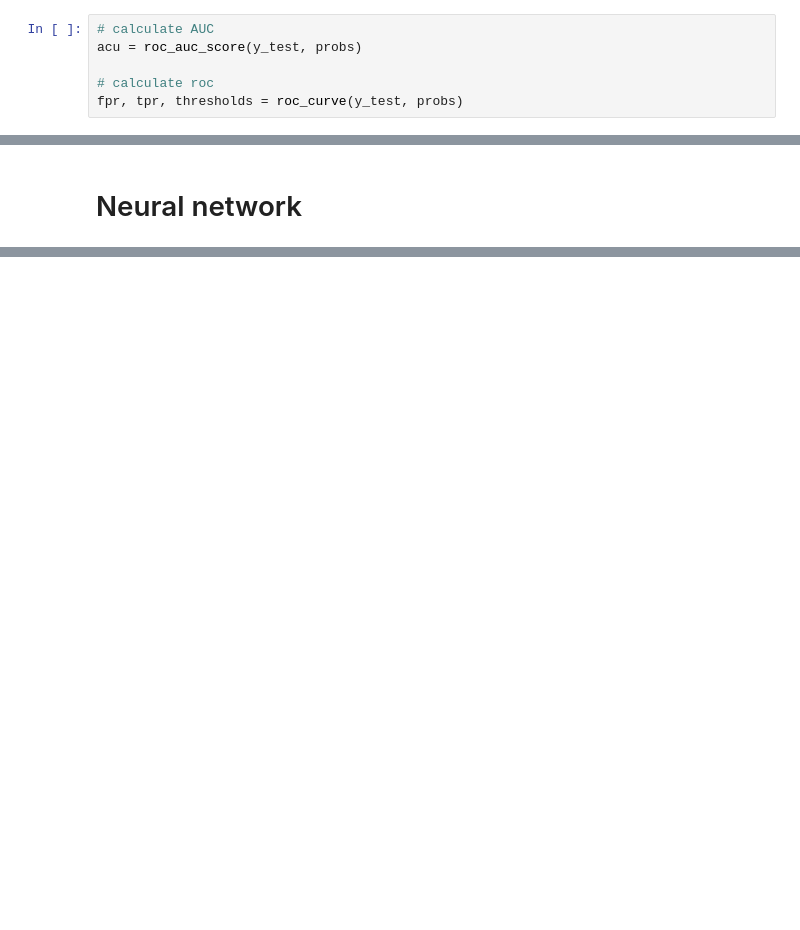
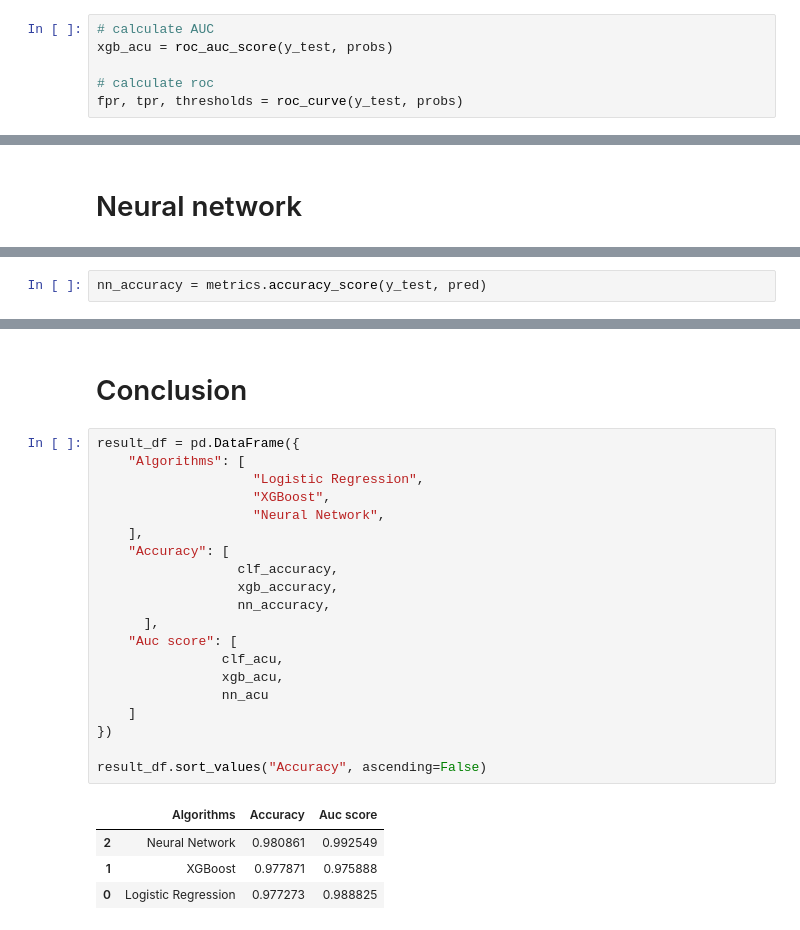
Before and after one commit to atsushii/Football_game_prediction, a Jupyter notebook: spam_classification.ipynb, the cells around one changed output, grey strips where cells are left out. Saved outputs shown, nothing was run; the diff lists cells and outputs as text; blank space fills up the shorter version.

```diff
--- a/spam_classification.ipynb
+++ b/spam_classification.ipynb
@@ -404,7 +438,7 @@ print("Recall is {}".format(metrics.recall_score(y_test, pred)))
 # ROC Curves and AUC
 # %%
 # calculate AUC
-acu = roc_auc_score(y_test, probs)
+xgb_acu = roc_auc_score(y_test, probs)
 
 # calculate roc
 fpr, tpr, thresholds = roc_curve(y_test, probs)
@@ -440,0 +517,2 @@ model.compile(loss="categorical_crossentropy", optimizer=SGD(), metrics=["accura
+# %%
+nn_accuracy = metrics.accuracy_score(y_test, pred)
@@ -440,0 +564,27 @@ model.compile(loss="categorical_crossentropy", optimizer=SGD(), metrics=["accura
+# %% [markdown]
+# Conclusion
+# %%
+result_df = pd.DataFrame({
+    "Algorithms": [
+                    "Logistic Regression",
+                    "XGBoost",
+                    "Neural Network",
+    ],
+    "Accuracy": [
+                  clf_accuracy,
+                  xgb_accuracy,
+                  nn_accuracy,
+      ],
+    "Auc score": [
+                clf_acu,
+                xgb_acu,
+                nn_acu
+    ]
+})
+
+result_df.sort_values("Accuracy", ascending=False)
+# %% [output]
+|  | Algorithms | Accuracy | Auc score |
+| 2 | Neural Network | 0.980861 | 0.992549 |
+| 1 | XGBoost | 0.977871 | 0.975888 |
+| 0 | Logistic Regression | 0.977273 | 0.988825 |
```
Also changed, not shown: parts of 32 cells of this notebook.
